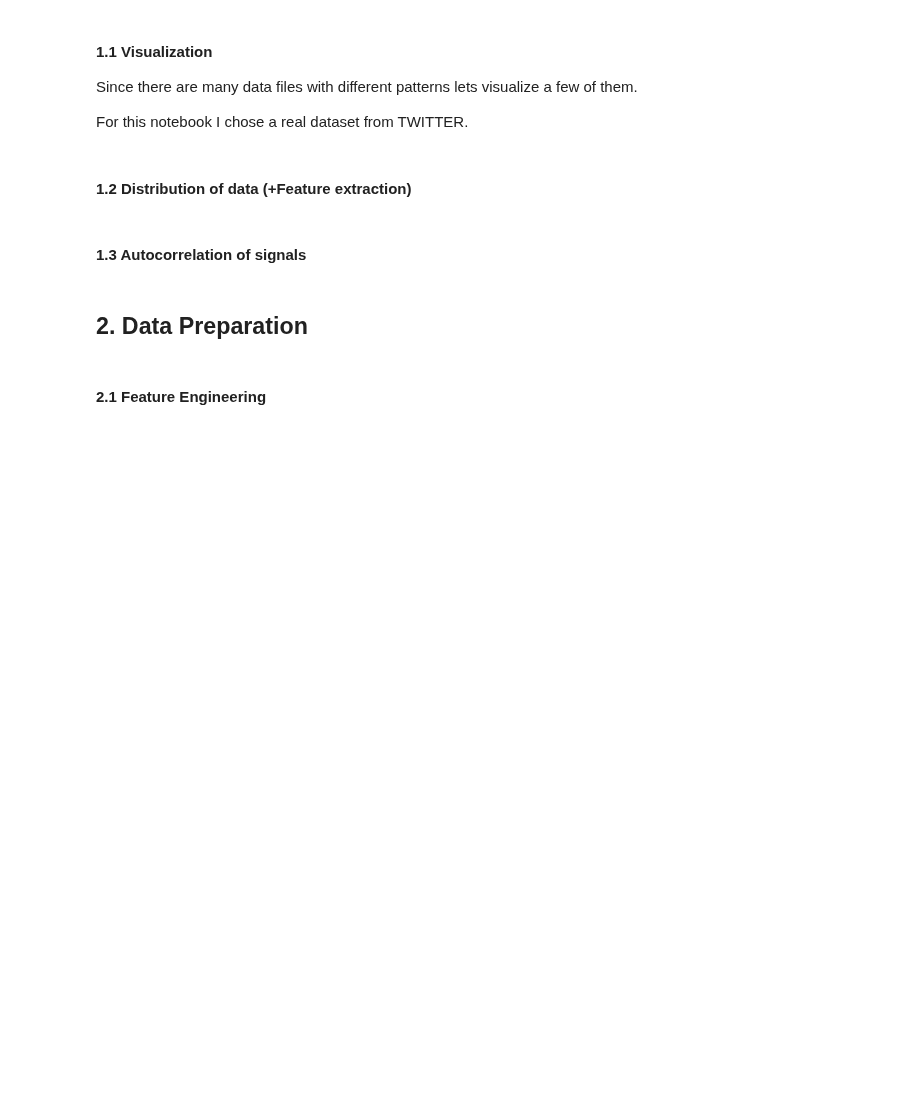
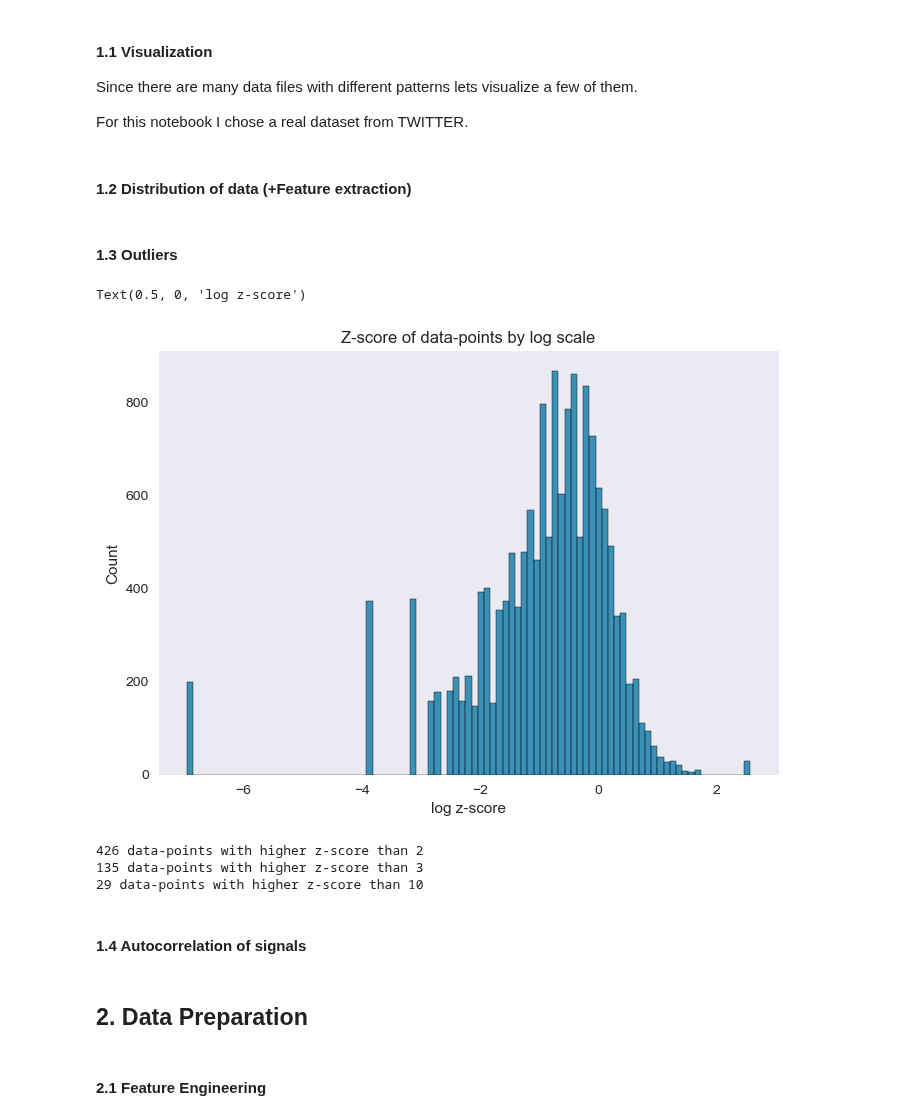
Before and after one commit to marci-nemeth/ML-Notebooks, a Jupyter notebook: 5-TimeSeries/NumentaAnomalyBenchmark.ipynb, the cells around one changed output. Saved outputs shown, nothing was run; the diff lists cells and outputs as text; code cells hidden in the pictures; blank space fills up the shorter version.

```diff
--- a/5-TimeSeries/NumentaAnomalyBenchmark.ipynb
+++ b/5-TimeSeries/NumentaAnomalyBenchmark.ipynb
@@ -115,8 +125,27 @@ for i,f in enumerate(os.listdir(path)[:NO_OF_PLOTS_SHOWN]):
     ax[0].set_title(f.split("_")[2][:-4])
     ax[1].set_title(f.split("_")[2][:-4])
     #sns.displot(df["hr_avg"],ax=ax[1])
+# %% [markdown]
+#### 1.3 Outliers
+# %%
+df["z-score"] = stats.zscore(df["value"])
+# %%
+sns.histplot(np.log(np.abs(df["z-score"])))
+plt.title("Z-score of data-points by log scale")
+plt.xlabel("log z-score")
+# %% [output]
+Text(0.5, 0, 'log z-score')
+[figure, added]
+# %%
+print("{} data-points with higher z-score than 2".format(len(df[np.abs(df["z-score"]) > 2])))
+print("{} data-points with higher z-score than 3".format(len(df[np.abs(df["z-score"]) > 3])))
+print("{} data-points with higher z-score than 10".format(len(df[np.abs(df["z-score"]) > 10])))
+# %% [output]
+426 data-points with higher z-score than 2
+135 data-points with higher z-score than 3
+29 data-points with higher z-score than 10
 # %% [markdown]
-#### 1.3 Autocorrelation of signals
+#### 1.4 Autocorrelation of signals
 # %%
 i = 0
 for i in range(0,len(os.listdir(path)[:NO_OF_PLOTS_SHOWN])-1,2):
```
Also changed, not shown: parts of 16 cells of this notebook.
